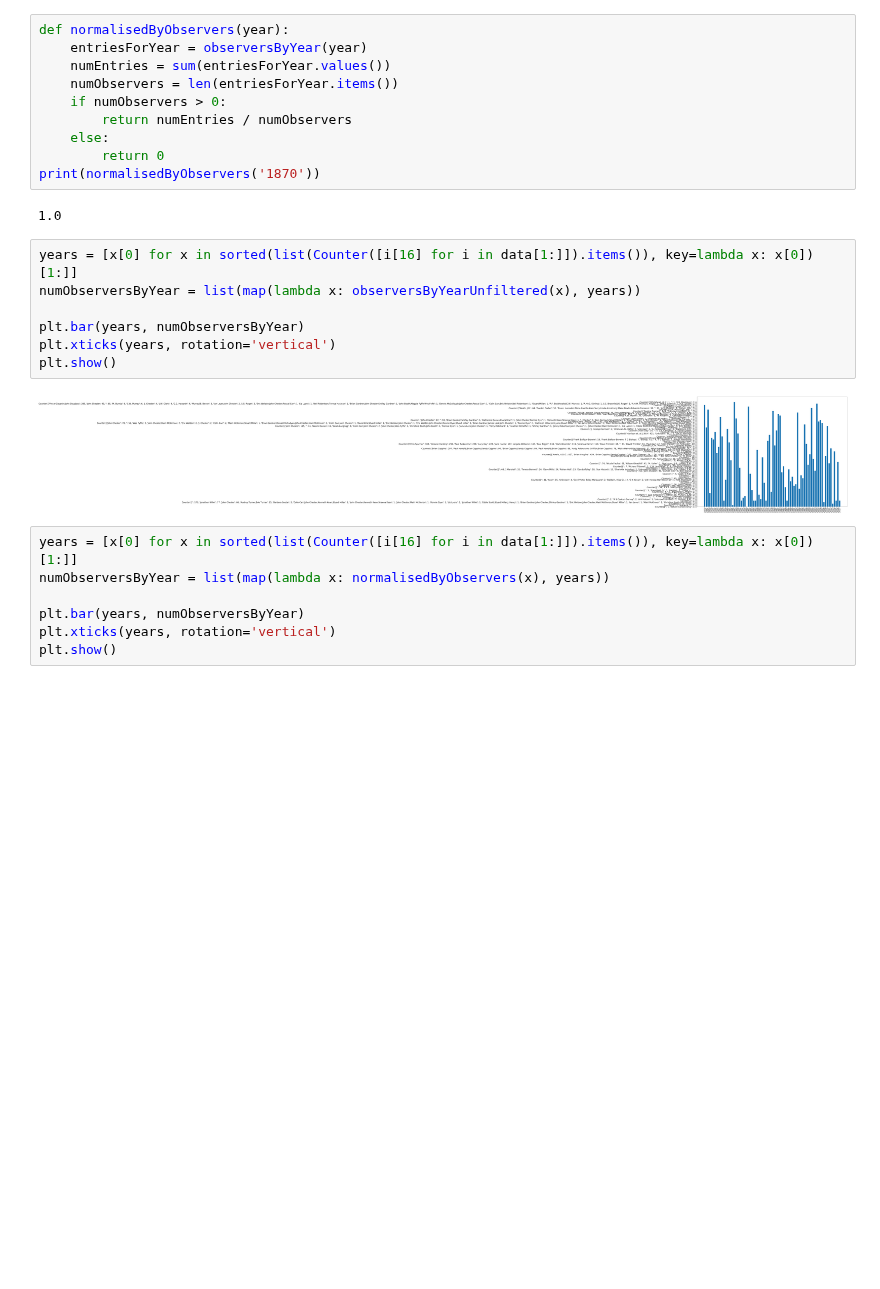
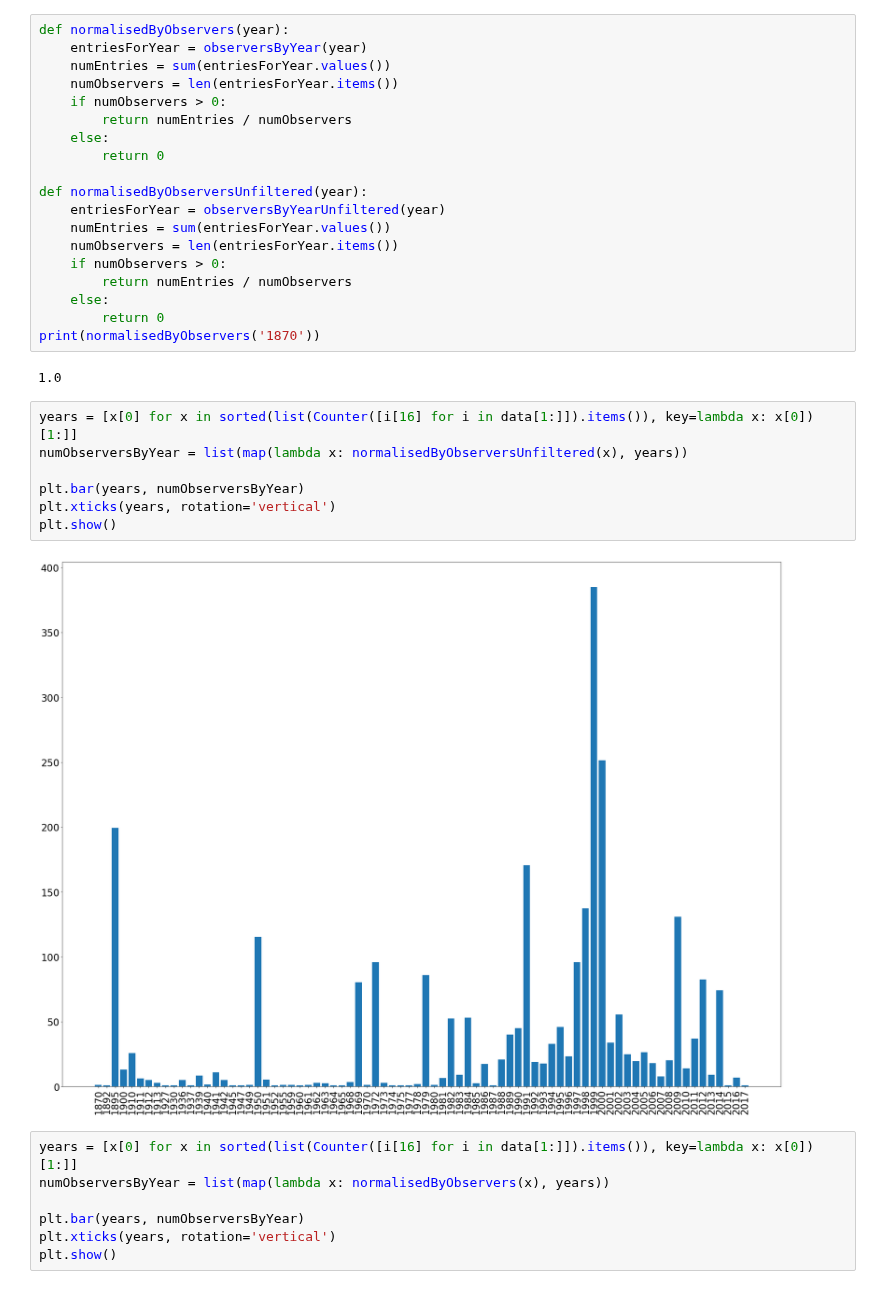
Before and after one commit to Daniel-Davies/DissertationCode, a Jupyter notebook: SpeciesPlot/SpeciesFreq.ipynb, the cells around one changed output. Cells and saved outputs as stored; diff of their text form; blank space fills up the shorter version.

Commit message:
Added observer analysis

```diff
--- a/SpeciesPlot/SpeciesFreq.ipynb
+++ b/SpeciesPlot/SpeciesFreq.ipynb
@@ -181,18 +181,27 @@ def normalisedByObservers(year):
         return numEntries / numObservers
     else:
         return 0
+
+def normalisedByObserversUnfiltered(year):
+    entriesForYear = observersByYearUnfiltered(year)
+    numEntries = sum(entriesForYear.values())
+    numObservers = len(entriesForYear.items())
+    if numObservers > 0:
+        return numEntries / numObservers
+    else:
+        return 0
 print(normalisedByObservers('1870'))
 # %% [output]
 1.0
 # %%
 years = [x[0] for x in sorted(list(Counter([i[16] for i in data[1:]]).items()), key=lambda x: x[0])[1:]]
-numObserversByYear = list(map(lambda x: observersByYearUnfiltered(x), years))
+numObserversByYear = list(map(lambda x: normalisedByObserversUnfiltered(x), years))
 
 plt.bar(years, numObserversByYear)
 plt.xticks(years, rotation='vertical')
 plt.show()
 # %% [output]
-[figure, old version]
+[figure, new version]
 # %%
 years = [x[0] for x in sorted(list(Counter([i[16] for i in data[1:]]).items()), key=lambda x: x[0])[1:]]
 numObserversByYear = list(map(lambda x: normalisedByObservers(x), years))
```
